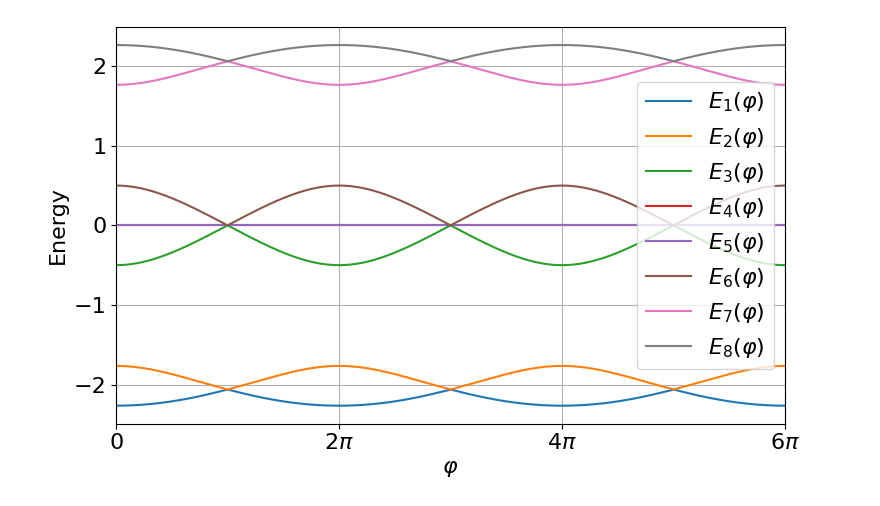
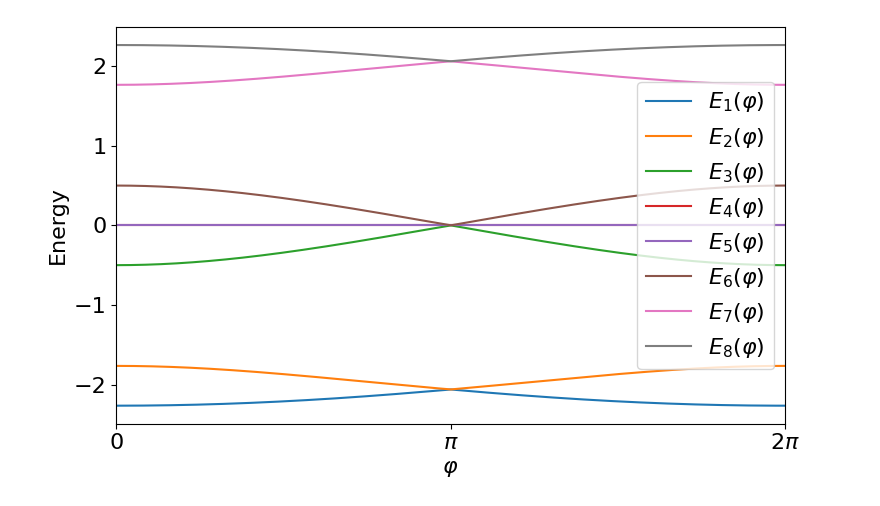
Before and after one commit to oscartq/qsim_mzm, a Jupyter notebook: energy/energy-nambu.ipynb, the cells around one changed output. Drawn from its saved outputs; the diff is of its cells as text; code cells hidden in the pictures.

```diff
--- a/energy/energy-nambu.ipynb
+++ b/energy/energy-nambu.ipynb
@@ -43,7 +43,7 @@ eps = np.zeros(num_sites)  # ε_i = 1 for all sites
 tc  = 0.5                # central coupling strength
 
 # Sweep phi from 0 to 6π
-phi_list = np.linspace(0, 6*np.pi, 1000)
+phi_list = np.linspace(0, 2*np.pi, 1000)
 # Array to store the two lowest eigenvalues
 n = 8
 levels = np.zeros((len(phi_list), n))
@@ -53,36 +53,35 @@ for i, phi in enumerate(phi_list):
     # pairing phases
     delta = 1
     delta0 = delta*np.exp(-1j * phi / 2)
     delta1 = delta*np.exp(+1j * phi / 2)
     t0 = 1
     t1 = 1
     # get numeric Hamiltonian and eigenvalues
     eigs, eigs_vec = compute_eigensystem(eps, [t0, t1], [delta0, delta1], tc)
     # save two lowest levels
     # select the 4 eigenvalues nearest to zero (smallest |E|)
 
     selected = np.argsort(np.abs(eigs))[:4]
     # sort these so plotting is ordered from lowest to highest
     levels[i, :] = eigs#eigs[5:11]#eigs[selected]
 
 plt.rcParams.update({"font.size": 16})
 
 # Plot the selected energy levels vs varphi
 plt.figure(figsize=(8,5))
 for j in range(n):
     plt.plot(phi_list, levels[:, j], label=fr'$E_{{{j+1}}}(\varphi)$')
 
-ticks = [0, 2*np.pi, 4*np.pi, 6*np.pi]
-labels = [r'$0$', r'$2\pi$', r'$4\pi$', r'$6\pi$']
+ticks = [0, np.pi, 2*np.pi]
+labels = [r'$0$', r'$\pi$', r'$2\pi$']
 plt.xticks(ticks, labels)
 
 plt.xlabel(r'$\varphi$')  # use varphi
-plt.xlim(0,6*np.pi)
+plt.xlim([0, 2*np.pi])
 plt.ylabel('Energy')
 plt.legend(loc='center right')
 plt.tight_layout()
-plt.grid()
-plt.savefig("figures/energy/spectrum06pi_sweet_spot_BdG.pdf")
+plt.savefig("figures/energy/spectrum02pi_sweet_spot_BdG.pdf")
 plt.show()
 # %% [output]
-[figure, old version]
+[figure, new version]
```
Also changed, not shown: 27 other files.
